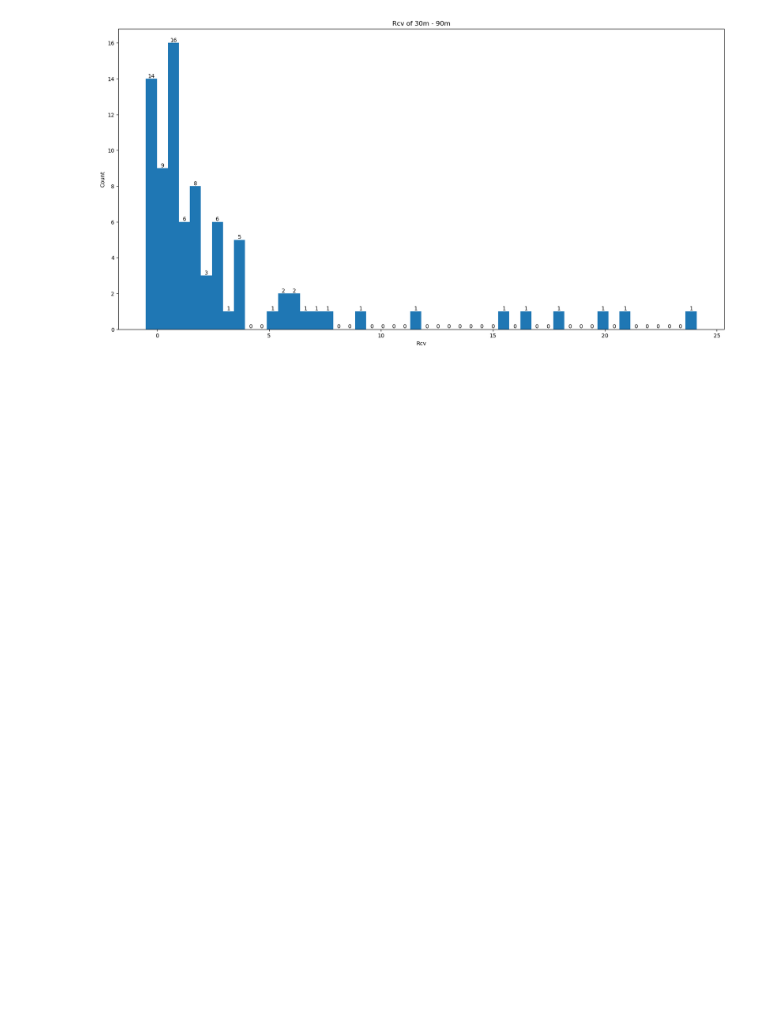
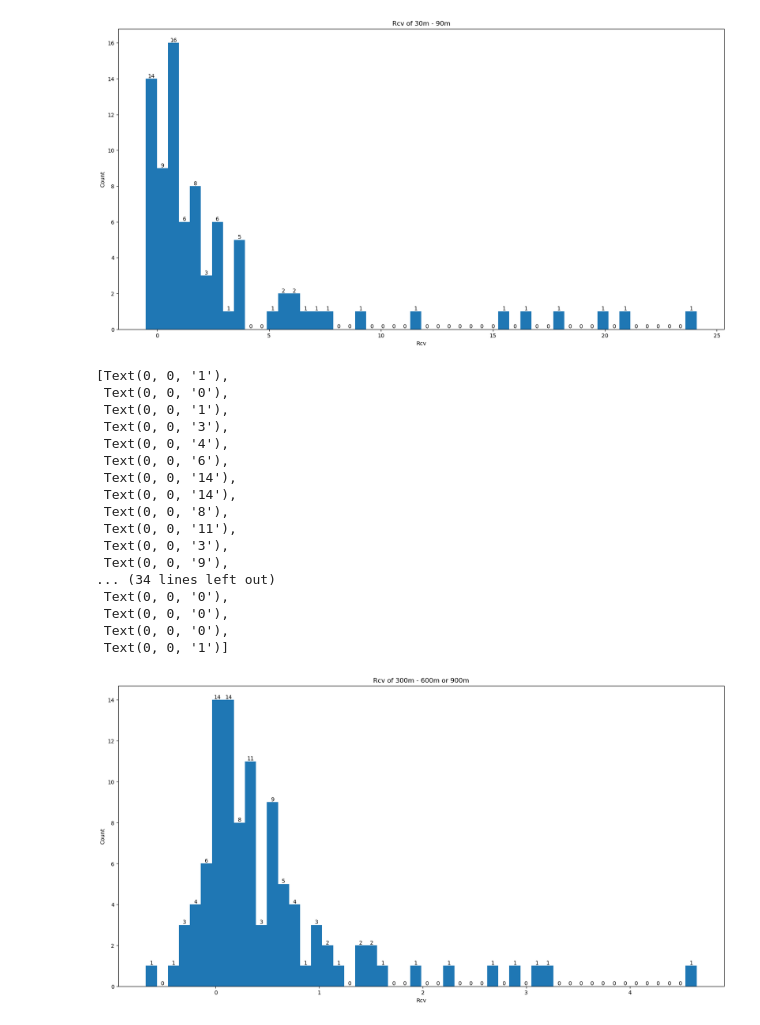
Before and after one commit to IAGO1215/DISCBICOCCA, a Jupyter notebook: Z-Histogram Roman.ipynb, the cells around one changed output. Saved outputs shown, nothing was run; the diff lists cells and outputs as text; code cells hidden in the pictures; blank space fills up the shorter version.

```diff
--- a/Z-Histogram Roman.ipynb
+++ b/Z-Histogram Roman.ipynb
@@ -96,5 +80,31 @@ plt.bar_label(bars)
  Text(0, 0, '0'),
  Text(0, 0, '1')]
 [figure]
+# %%
+plt.figure(figsize = (20,10))
+plt.title("Rcv of 300m - 600m or 900m")
+counts, edges, bars = plt.hist(pd_Roman.loc[np.where((pd_Roman['Internal Distance'] == '300m') & (pd_Roman['External Distance'].isin(['900m','600m'])))]['Rcv'], bins = 50)
+plt.xlabel("Rcv")
+plt.ylabel("Count")
+plt.bar_label(bars)
+# %% [output]
+[Text(0, 0, '1'),
+ Text(0, 0, '0'),
+ Text(0, 0, '1'),
+ Text(0, 0, '3'),
+ Text(0, 0, '4'),
+ Text(0, 0, '6'),
+ Text(0, 0, '14'),
+ Text(0, 0, '14'),
+ Text(0, 0, '8'),
+ Text(0, 0, '11'),
+ Text(0, 0, '3'),
+ Text(0, 0, '9'),
+... (34 lines left out)
+ Text(0, 0, '0'),
+ Text(0, 0, '0'),
+ Text(0, 0, '0'),
+ Text(0, 0, '1')]
+[figure, added]
 # %%
 plt.figure(figsize = (20,10))
```
Also changed, not shown: parts of 13 cells of this notebook, 2 other files.
